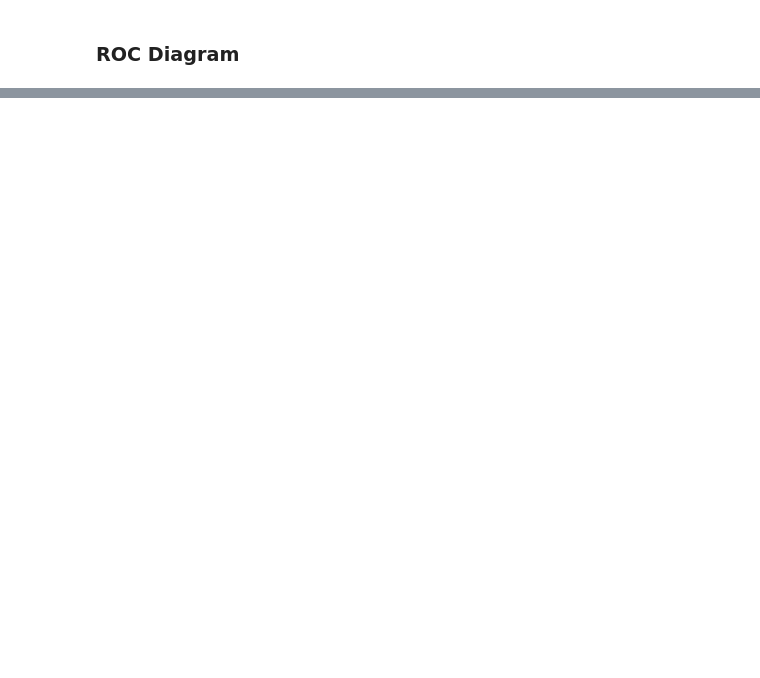
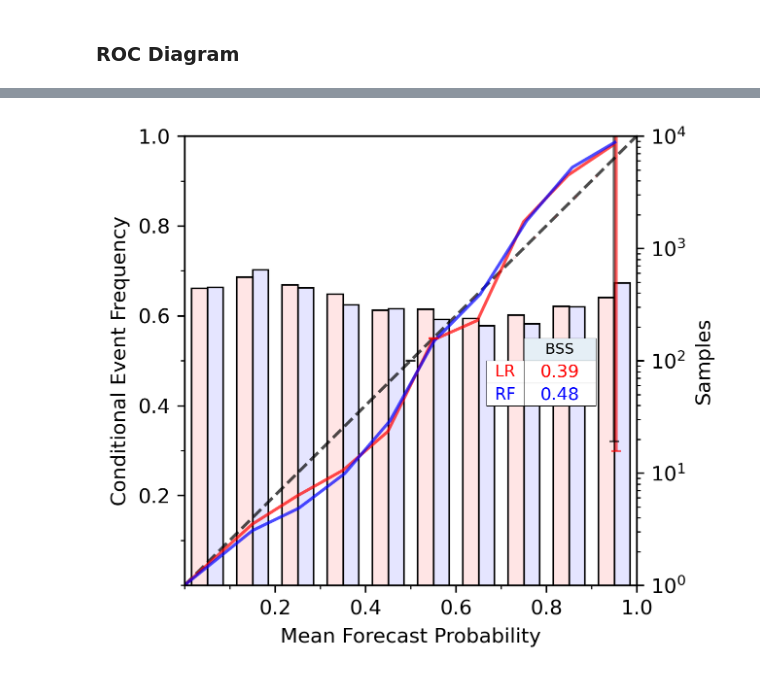
Before and after one commit to monte-flora/verification_diagrams, a Jupyter notebook: notebooks/tutorial.ipynb, the cells around one changed output, grey strips where cells are left out. Saved outputs shown, nothing was run; the diff lists cells and outputs as text; code cells hidden in the pictures; blank space fills up the shorter version.

```diff
--- a/notebooks/tutorial.ipynb
+++ b/notebooks/tutorial.ipynb
@@ -93,0 +102,35 @@ for c, model in zip(colors, models):
+# %%
+colors =['k', 'r', 'b']
+models = [LogisticRegression(), RandomForestClassifier(), ]
+names = ['LR', 'RF']
+x = {}
+y = {}
+y_pred = {}
+scores={}
+
+for c, model, name in zip(colors, models, names):
+    clf = model.fit(X_train, y_train)
+    y_pred[name] = clf.predict_proba(X_test)[:,1]
+    xx, yy, _scores = sklearn_curve_bootstrap(y_test, y_pred[name], metric='reliability',
+                                         n_boot=5, groups=None, scorers=None,
+                            random_seed=42)
+    scores[name] = _scores
+
+    x[name] = xx
+    y[name] = yy
+
+vd = VerificationDiagram(y_pred=y_pred)
+ax = vd.plot('reliability', x, y, line_colors=colors, scores=scores,
+             table_bbox=[0.75, 0.4, 0.16*1, 0.075*2] )
+
+
+d=0.05
+for i, (name, color) in enumerate(zip(names, colors)):
+    _, _, ef_low, ef_up = reliability_uncertainty(y_test, y_pred[name])
+
+    x = np.linspace(0.5+(d*i),1,len(ef_low))
+
+    ax.errorbar(x,x,yerr=[ef_low, ef_up], capsize=2.5,
+                fmt="o", ms=0.1, color=color, alpha=0.6)
+# %% [output]
+[figure, added]
```
Also changed, not shown: parts of 17 cells of this notebook, 3 other files.
